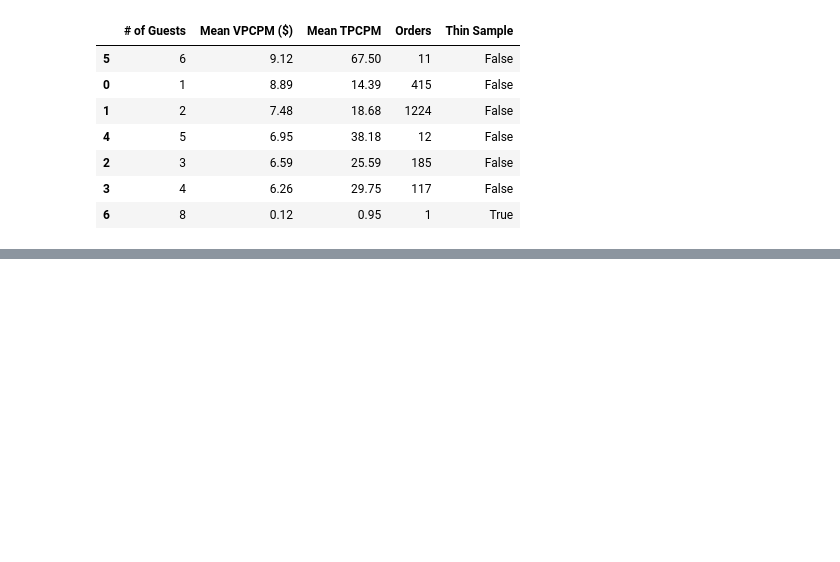
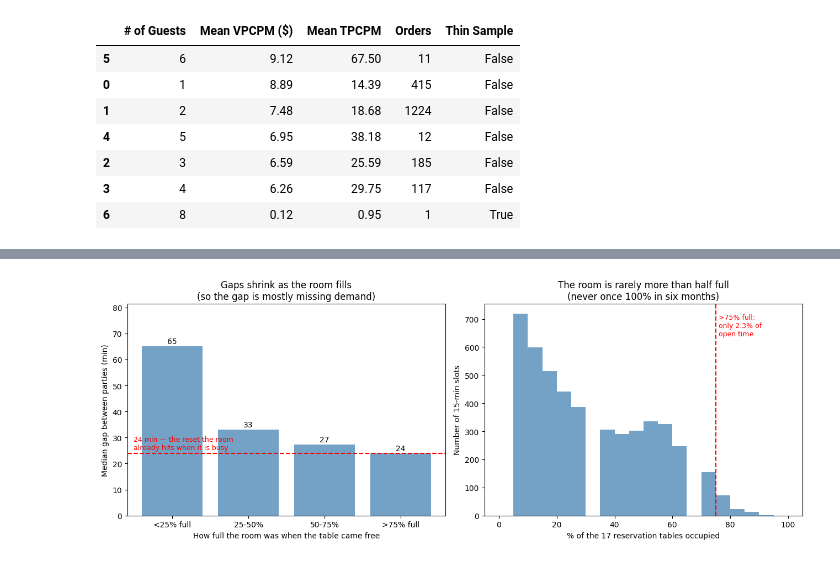
Before and after one commit to shaneap/artemis, a Jupyter notebook: test.ipynb, the cells around one changed output, grey strips where cells are left out. Drawn from its saved outputs; the diff is of its cells as text; code cells hidden in the pictures; blank space fills up the shorter version.

```diff
--- a/test.ipynb
+++ b/test.ipynb
@@ -515,0 +653,32 @@ bar_summary
+# %%
+fig, (ax1, ax2) = plt.subplots(1, 2, figsize=(13, 5))
+
+# Left: the decisive test. Gaps collapse as the room fills -- so most of the gap is absence of
+# demand, not slow turning. The dashed line is the floor the room already achieves when busy.
+bands = by_fullness.index.astype(str)
+ax1.bar(bands, by_fullness['Median Gap'], color='steelblue', alpha=0.75)
+ACHIEVABLE_RESET = by_fullness.loc['>75% full', 'Median Gap']
+ax1.axhline(ACHIEVABLE_RESET, color='red', linestyle='--', linewidth=1.5)
+ax1.text(0.02, ACHIEVABLE_RESET + 1.5, f'{ACHIEVABLE_RESET:.0f} min — the reset the room\nalready hits when it is busy',
+         color='red', fontsize=9, transform=ax1.get_yaxis_transform())
+for i, v in enumerate(by_fullness['Median Gap']):
+    ax1.text(i, v + 1, f'{v:.0f}', ha='center', fontsize=10)
+ax1.set_ylabel('Median gap between parties (min)')
+ax1.set_xlabel('How full the room was when the table came free')
+ax1.set_title('Gaps shrink as the room fills\n(so the gap is mostly missing demand)')
+ax1.set_ylim(0, by_fullness['Median Gap'].max() * 1.25)
+
+# Right: how often the room is anywhere near full. This is why the left chart's rightmost bar
+# barely matters -- the bar almost never operates there.
+ax2.hist(room['Room %'], bins=np.arange(0, 101, 5), color='steelblue', alpha=0.75)
+ax2.axvline(75, color='red', linestyle='--', linewidth=1.5)
+ax2.text(76, ax2.get_ylim()[1] * 0.85, f'>75% full:\nonly {100 * (room["Room %"] > 75).mean():.1f}% of\nopen time',
+         color='red', fontsize=9)
+ax2.set_xlabel('% of the 17 reservation tables occupied')
+ax2.set_ylabel('Number of 15-min slots')
+ax2.set_title('The room is rarely more than half full\n(never once 100% in six months)')
+
+plt.tight_layout()
+plt.show()
+# %% [output]
+[figure, added]
```
Also changed, not shown: parts of 13 cells of this notebook, 2 other files.
